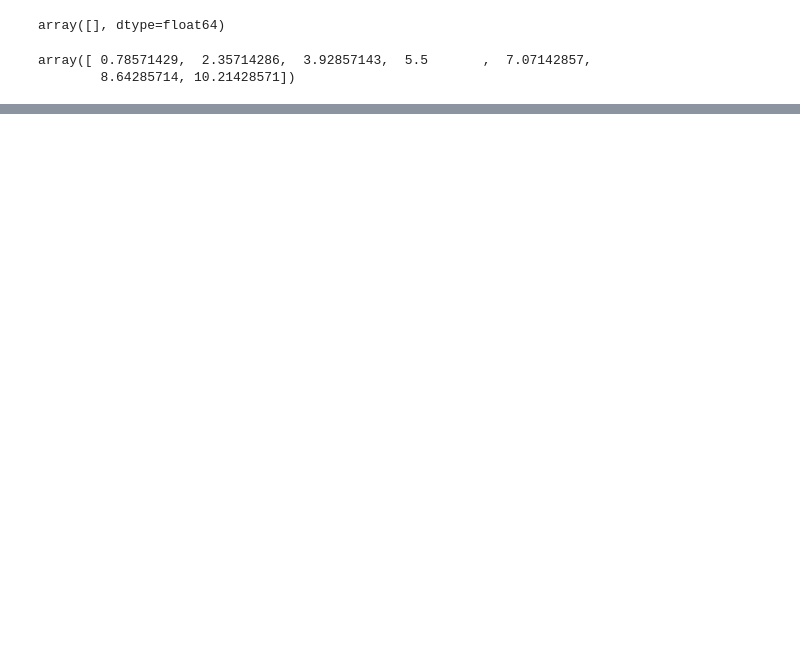
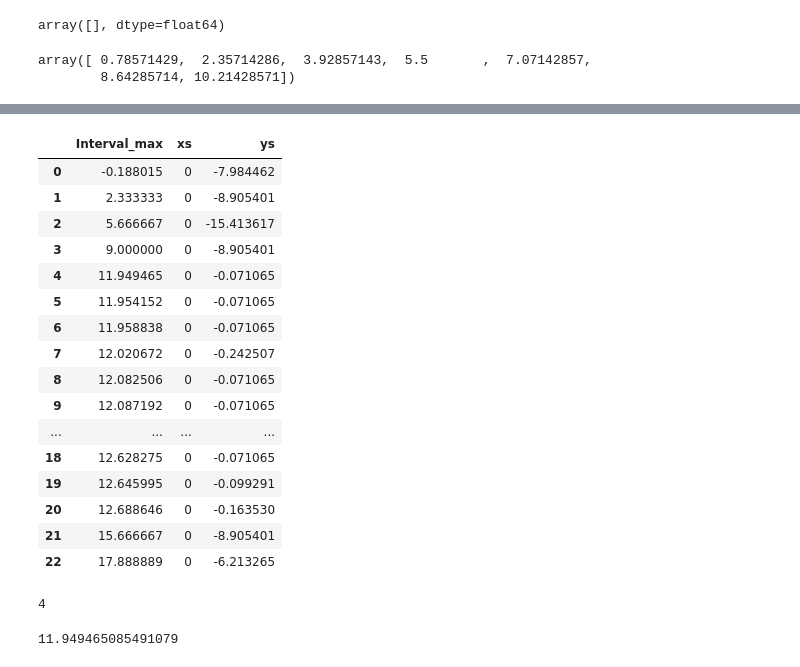
Before and after one commit to DevinGent/locating-maxima, a Jupyter notebook: tutorial.ipynb, the cells around one changed output, grey strips where cells are left out. Saved outputs shown, nothing was run; the diff lists cells and outputs as text; code cells hidden in the pictures; blank space fills up the shorter version.

```diff
--- a/tutorial.ipynb
+++ b/tutorial.ipynb
@@ -241,0 +233,3 @@ failed_approx.display_graphs()
+# %%
+import pandas as pd
+temp_df=pd.DataFrame({'Interval_max':new_approx.known_x})
@@ -241,0 +256,33 @@ failed_approx.display_graphs()
+# %%
+temp_df['xs']=0
+# %%
+temp_df['ys']=new_approx.known_y
+# %%
+temp_df
+# %% [output]
+|  | Interval_max | xs | ys |
+| 0 | -0.188015 | 0 | -7.984462 |
+| 1 | 2.333333 | 0 | -8.905401 |
+| 2 | 5.666667 | 0 | -15.413617 |
+| 3 | 9.000000 | 0 | -8.905401 |
+| 4 | 11.949465 | 0 | -0.071065 |
+| 5 | 11.954152 | 0 | -0.071065 |
+| 6 | 11.958838 | 0 | -0.071065 |
+| 7 | 12.020672 | 0 | -0.242507 |
+| 8 | 12.082506 | 0 | -0.071065 |
+| 9 | 12.087192 | 0 | -0.071065 |
+| ... | ... | ... | ... |
+| 18 | 12.628275 | 0 | -0.071065 |
+| 19 | 12.645995 | 0 | -0.099291 |
+| 20 | 12.688646 | 0 | -0.163530 |
+| 21 | 15.666667 | 0 | -8.905401 |
+| 22 | 17.888889 | 0 | -6.213265 |
+# %%
+max_index=temp_df['ys'].idxmax()
+max_index
+# %% [output]
+4
+# %%
+temp_df.at[max_index,'Interval_max']
+# %% [output]
+11.949465085491079
```
Also changed, not shown: parts of 21 cells of this notebook, 2 other files.
